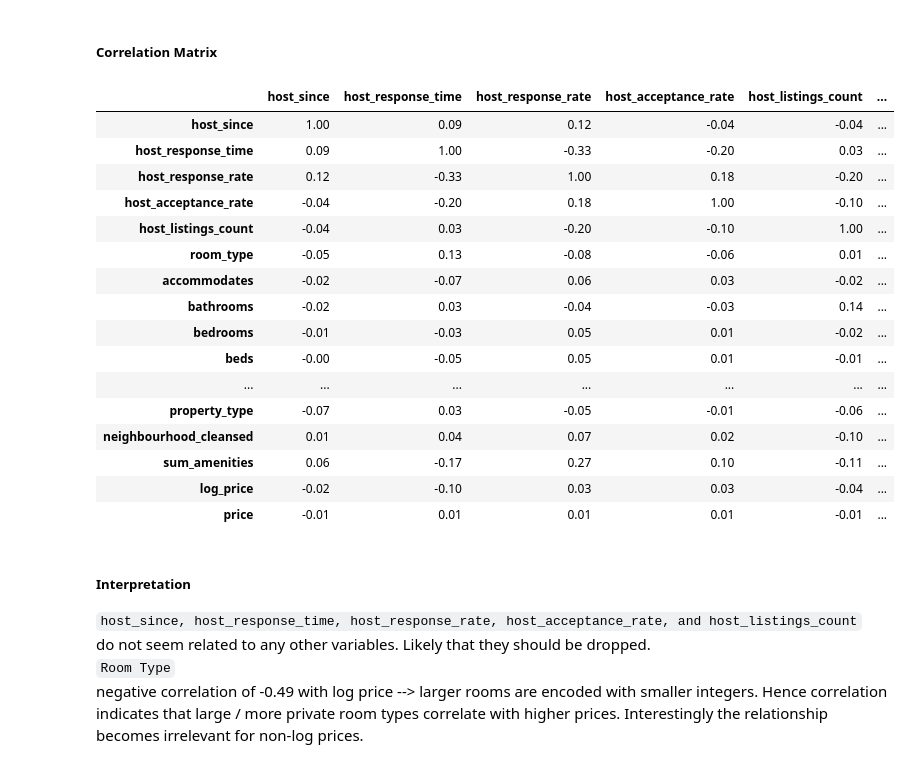
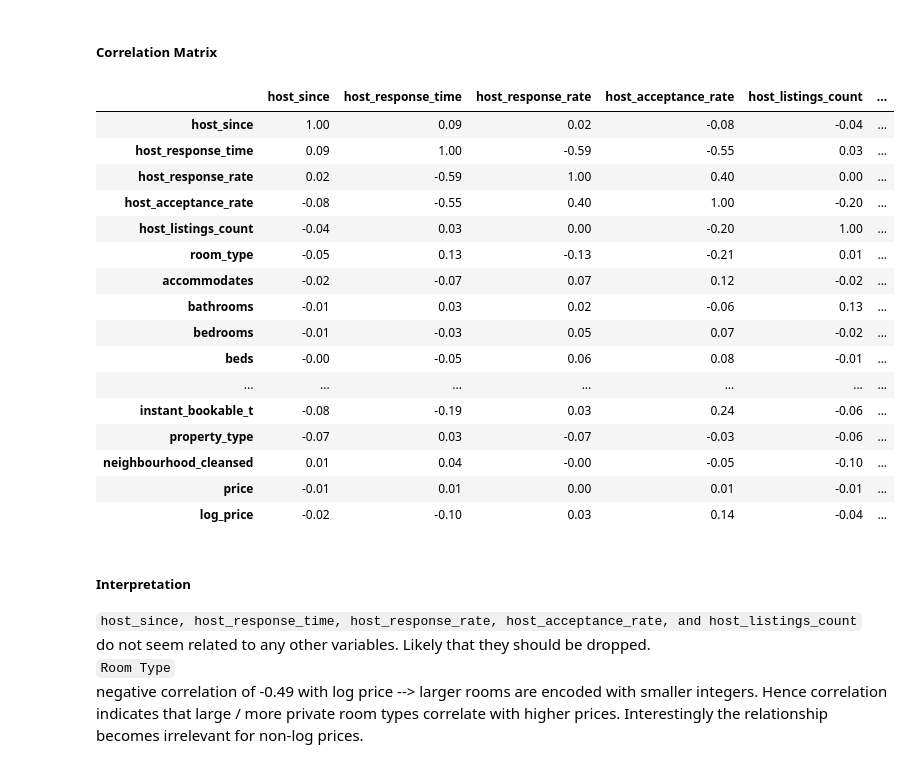
Before and after one commit to busa-8001-mq/assignment, a Jupyter notebook: BUSA8001_superhosts_Felix.ipynb, the cells around one changed output. Saved outputs shown, nothing was run; the diff lists cells and outputs as text; code cells hidden in the pictures.

```diff
--- a/BUSA8001_superhosts_Felix.ipynb
+++ b/BUSA8001_superhosts_Felix.ipynb
@@ -379,8 +381,8 @@ Where a categorical feature contains more than 5 unique values, map the feature
 **Task 2, Question 6**: Perform exploratory data analysis to measure the relationship between the features and the target and write up your findings.
 (2 marks)
 # %%
-df9 = pd.read_csv("df_8.csv")
-df9.drop(["Unnamed: 0", "source_previous scrape"], axis=1, inplace=True)
+df9 = pd.read_csv("df_7.csv")
+df9.drop(["latitude", "longitude", "source_previous scrape"], axis=1, inplace=True)
 df9.to_csv("df_9.csv")
 # %%
 df9.head()
@@ -628,35 +586,39 @@ df9[[#'host_since',
 # %% [markdown]
 ##### Correlation Matrix
 # %%
-corr = df9[['host_since', 'host_response_time', 'host_response_rate', 'host_acceptance_rate', 'host_listings_count',
-       'room_type', # expected to be negative: smaller room type integers = larger rooms
-            'accommodates', 'bathrooms', 'bedrooms', 'beds',
-       'minimum_nights', 'maximum_nights', 'availability_30',
-       'availability_60', 'availability_90', 'availability_365',
-       'review_scores_rating', 'email', 'phone', 'work_email',
-       'smoke_alarm', 'kitchen', 'essentials', 'hangers', 'wifi',
-       'host_is_superhost_t', 'host_has_profile_pic_t',
+corr = df9[['host_since', 'host_response_time', 'host_response_rate',
+       'host_acceptance_rate', 'host_listings_count', 'room_type',
+       'accommodates', 'bathrooms', 'bedrooms', 'beds', 'minimum_nights',
+       'maximum_nights', 'availability_30', 'availability_60',
+       'availability_90', 'availability_365', 'number_of_reviews',
+       'number_of_reviews_ltm', 'number_of_reviews_l30d',
+       'review_scores_rating', 'review_scores_accuracy',
+       'review_scores_cleanliness', 'review_scores_checkin',
+       'review_scores_communication', 'review_scores_location',
+       'review_scores_value', 'email', 'phone', 'work_email',
+       'amenity_count', 'smoke_alarm', 'kitchen', 'essentials', 'hangers',
+       'wifi', 'host_is_superhost_t', 'host_has_profile_pic_t',
        'host_identity_verified_t', 'has_availability_t', 'instant_bookable_t',
-       'property_type', 'neighbourhood_cleansed', 'sum_amenities', 'log_price', 'price']].corr()
+       'property_type', 'neighbourhood_cleansed', 'price', 'log_price']].corr()
 corr.style.background_gradient(cmap='coolwarm').set_precision(2)
 # %% [output]
 |  | host_since | host_response_time | host_response_rate | host_acceptance_rate | host_listings_count | ... |
-| host_since | 1.00 | 0.09 | 0.12 | -0.04 | -0.04 | ... |
-| host_response_time | 0.09 | 1.00 | -0.33 | -0.20 | 0.03 | ... |
-| host_response_rate | 0.12 | -0.33 | 1.00 | 0.18 | -0.20 | ... |
-| host_acceptance_rate | -0.04 | -0.20 | 0.18 | 1.00 | -0.10 | ... |
-| host_listings_count | -0.04 | 0.03 | -0.20 | -0.10 | 1.00 | ... |
-| room_type | -0.05 | 0.13 | -0.08 | -0.06 | 0.01 | ... |
-| accommodates | -0.02 | -0.07 | 0.06 | 0.03 | -0.02 | ... |
-| bathrooms | -0.02 | 0.03 | -0.04 | -0.03 | 0.14 | ... |
-| bedrooms | -0.01 | -0.03 | 0.05 | 0.01 | -0.02 | ... |
-| beds | -0.00 | -0.05 | 0.05 | 0.01 | -0.01 | ... |
+| host_since | 1.00 | 0.09 | 0.02 | -0.08 | -0.04 | ... |
+| host_response_time | 0.09 | 1.00 | -0.59 | -0.55 | 0.03 | ... |
+| host_response_rate | 0.02 | -0.59 | 1.00 | 0.40 | 0.00 | ... |
+| host_acceptance_rate | -0.08 | -0.55 | 0.40 | 1.00 | -0.20 | ... |
+| host_listings_count | -0.04 | 0.03 | 0.00 | -0.20 | 1.00 | ... |
+| room_type | -0.05 | 0.13 | -0.13 | -0.21 | 0.01 | ... |
+| accommodates | -0.02 | -0.07 | 0.07 | 0.12 | -0.02 | ... |
+| bathrooms | -0.01 | 0.03 | 0.02 | -0.06 | 0.13 | ... |
+| bedrooms | -0.01 | -0.03 | 0.05 | 0.07 | -0.02 | ... |
+| beds | -0.00 | -0.05 | 0.06 | 0.08 | -0.01 | ... |
 | ... | ... | ... | ... | ... | ... | ... |
-| property_type | -0.07 | 0.03 | -0.05 | -0.01 | -0.06 | ... |
-| neighbourhood_cleansed | 0.01 | 0.04 | 0.07 | 0.02 | -0.10 | ... |
-| sum_amenities | 0.06 | -0.17 | 0.27 | 0.10 | -0.11 | ... |
-| log_price | -0.02 | -0.10 | 0.03 | 0.03 | -0.04 | ... |
-| price | -0.01 | 0.01 | 0.01 | 0.01 | -0.01 | ... |
+| instant_bookable_t | -0.08 | -0.19 | 0.03 | 0.24 | -0.06 | ... |
+| property_type | -0.07 | 0.03 | -0.07 | -0.03 | -0.06 | ... |
+| neighbourhood_cleansed | 0.01 | 0.04 | -0.00 | -0.05 | -0.10 | ... |
+| price | -0.01 | 0.01 | 0.00 | 0.01 | -0.01 | ... |
+| log_price | -0.02 | -0.10 | 0.03 | 0.14 | -0.04 | ... |
 # %% [markdown]
 ##### Interpretation
 `host_since, host_response_time, host_response_rate, host_acceptance_rate, and host_listings_count`\
```
Also changed, not shown: parts of 51 cells of this notebook.
